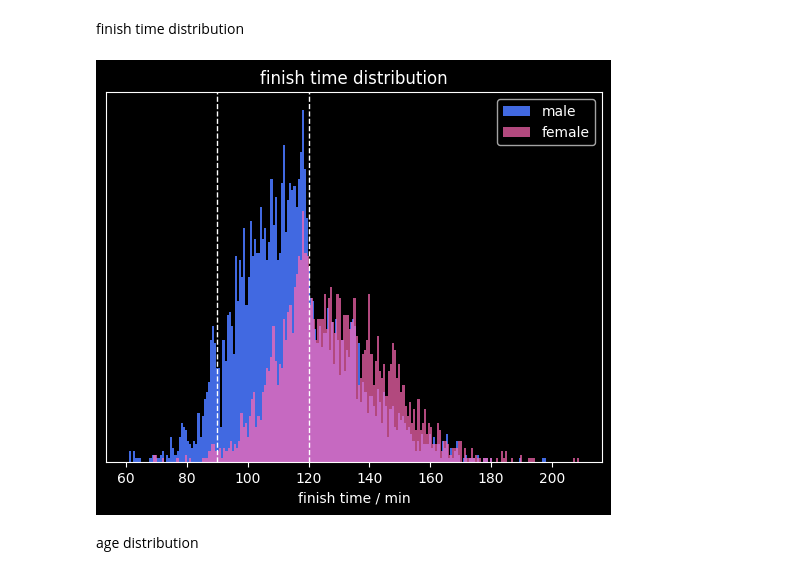
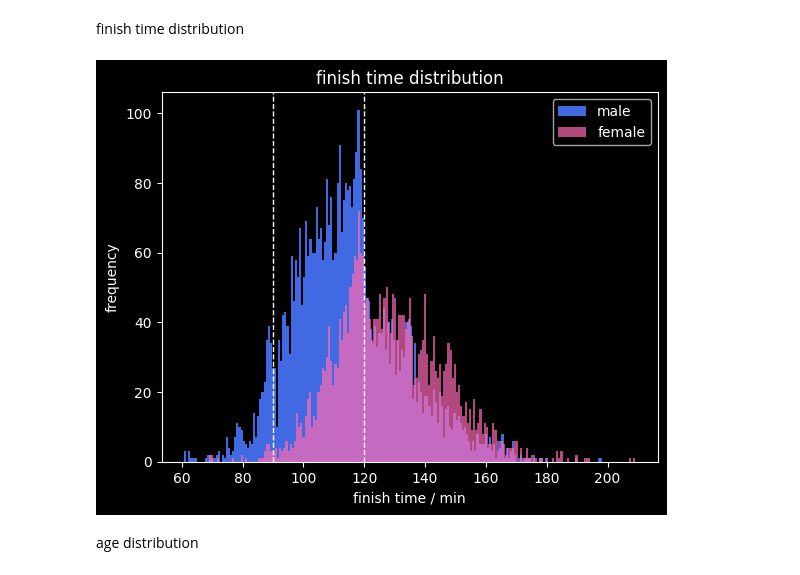
Before and after one commit to gerritnowald/Gutenberg-Halbmarathon-Mainz-2025-analysis, a Jupyter notebook: analysis.ipynb, the cells around one changed output. Drawn from its saved outputs; the diff is of its cells as text; code cells hidden in the pictures.

```diff
--- a/analysis.ipynb
+++ b/analysis.ipynb
@@ -57,20 +57,21 @@ finish time distribution
 # %%
 plt.hist(df.loc[df['sex'] == 'M' , 'time_min'], bins=200, color=color_m, label='male')
 plt.hist(df.loc[df['sex'] == 'W' , 'time_min'], bins=200, color=color_f, label='female', alpha=0.7)
 
 # plt.axvline(df.loc[df['number'] == number, 'time_min'].iloc[0], color='r', linestyle='dashed', linewidth=1, label=number)
 plt.axvline(60 + 30,   color='w', linestyle='dashed', linewidth=1)
 plt.axvline(2*60,      color='w', linestyle='dashed', linewidth=1)
 # plt.axvline(df['time_min'].median(), color='w', linestyle='dashed', linewidth=1, label='median')
 
 plt.title('finish time distribution')
 plt.xlabel('finish time / min')
-plt.gca().axes.get_yaxis().set_visible(False)
+plt.ylabel('frequency')
+# plt.gca().axes.get_yaxis().set_visible(False)
 plt.legend()
 
 # plt.savefig('finish_time_distribution.png', dpi=300, transparent=True)
 # %% [output]
-[figure, old version]
+[figure, new version]
 # %% [markdown]
 age distribution
 # %%
```
Also changed, not shown: parts of 1 cell of this notebook, 1 other file.
